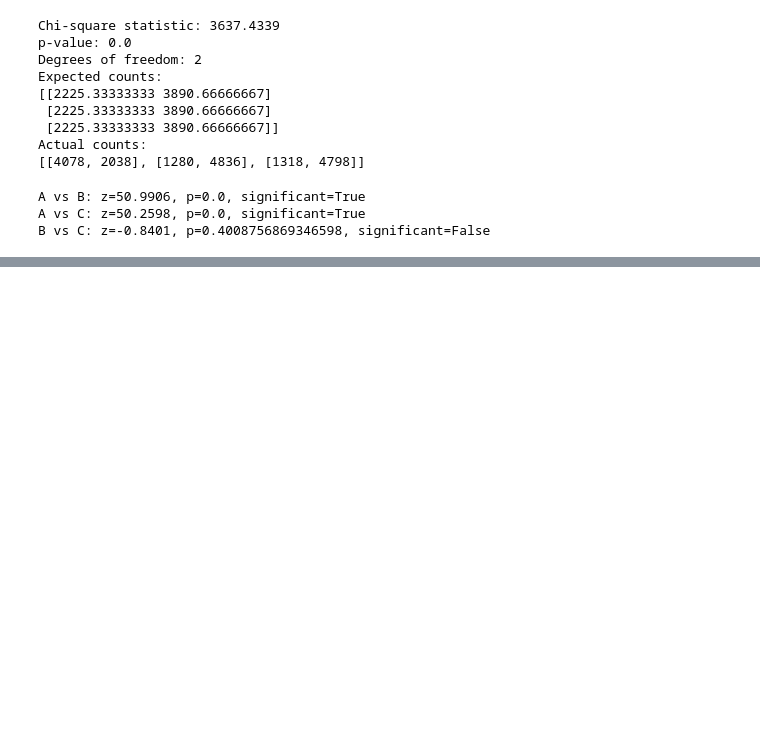
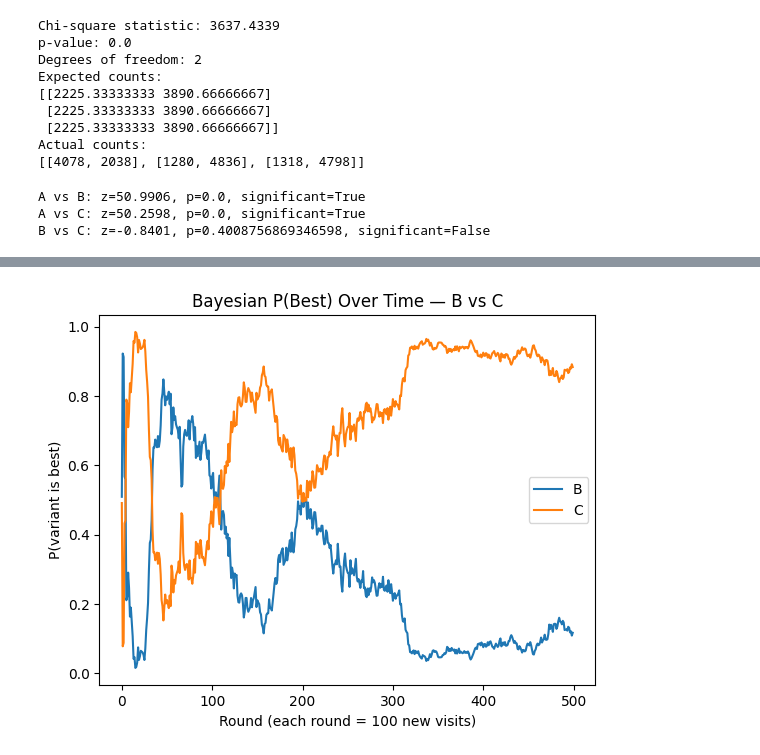
Before and after one commit to ananya290905/RecommenderTesting, a Jupyter notebook: notebooks/03_experimental_simulation.ipynb, the cells around one changed output, grey strips where cells are left out. Drawn from its saved outputs; the diff is of its cells as text; code cells hidden in the pictures; blank space fills up the shorter version.

Commit message:
added bayesian testing

```diff
--- a/notebooks/03_experimental_simulation.ipynb
+++ b/notebooks/03_experimental_simulation.ipynb
@@ -128,0 +213,22 @@ B vs C: z=-0.8401, p=0.4008756869346598, significant=False
+# %%
+import matplotlib.pyplot as plt
+
+# first lets run with 500 rounds
+all_p_best_pair , _= run_bayesian_simulation(500, [0, 250, 500])
+
+def plot_bayesian_rounds(rounds : int, all_p_best_pair):
+    # unpack into all different variants
+    all_p_best_pair = np.array(all_p_best_pair)
+    all_best_pair_b, all_best_pair_c = all_p_best_pair[:, 0], all_p_best_pair[:, 1]
+    xes = np.arange(0, rounds)
+    plt.plot(xes, all_best_pair_b, label='B')
+    plt.plot(xes, all_best_pair_c, label='C')
+    plt.xlabel('Round (each round = 100 new visits)')
+    plt.ylabel('P(variant is best)')
+    plt.title('Bayesian P(Best) Over Time — B vs C')
+    plt.legend()
+    plt.show()
+
+plot_bayesian_rounds(500, all_p_best_pair)
+# %% [output]
+[figure, added]
```
Also changed, not shown: parts of 6 cells of this notebook, 1 other file.
